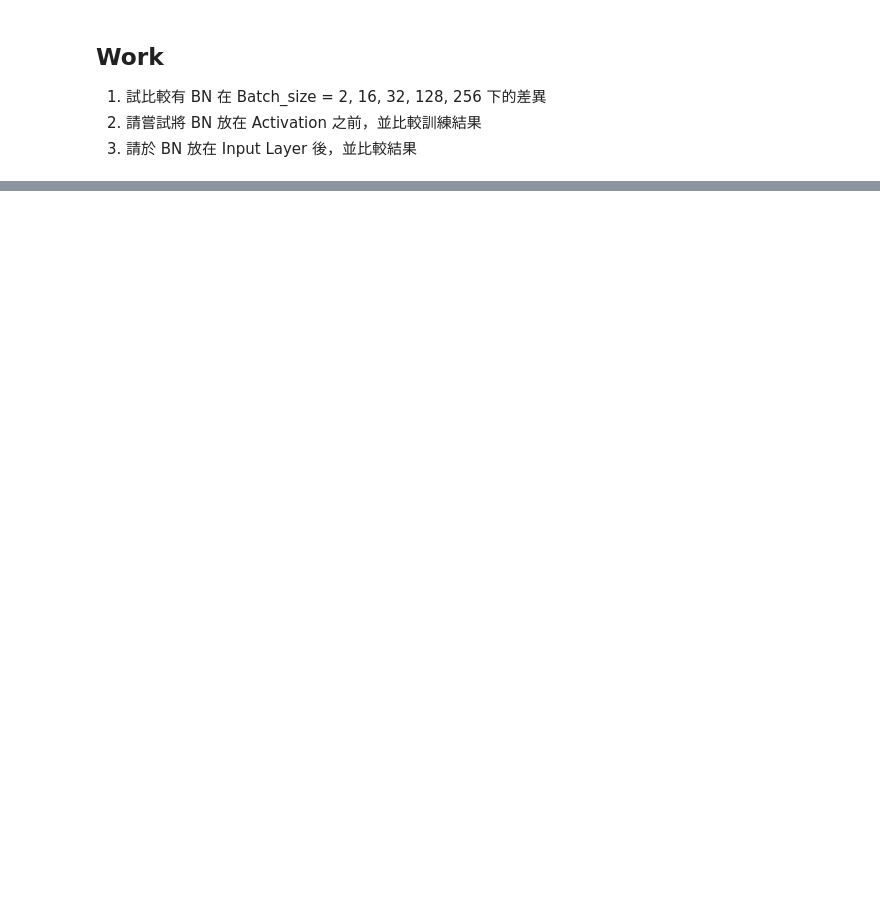
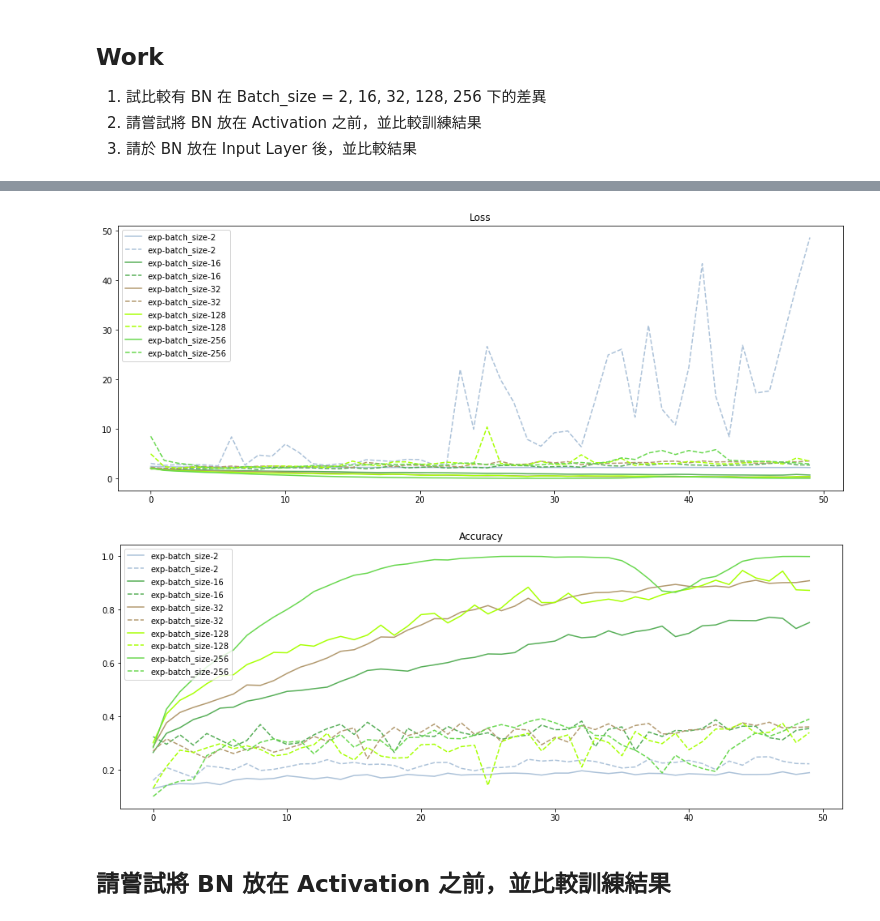
Before and after one commit to reneetintin/100Day-ML-Marathon, a Jupyter notebook: Day083_HW.ipynb, the cells around one changed output, grey strips where cells are left out. Drawn from its saved outputs; the diff is of its cells as text; code cells hidden in the pictures; blank space fills up the shorter version.

```diff
--- a/Day083_HW.ipynb
+++ b/Day083_HW.ipynb
@@ -34,10 +41,3 @@ x_test = preproc_x(x_test)
 # Preprc the outputs
 y_train = preproc_y(y_train)
 y_test = preproc_y(y_test)
-# %%
-
-def build_mlp():
-    """Code Here
-    建立你的神經網路
-    """
-    return model
@@ -58,0 +44,16 @@ import matplotlib.pyplot as plt
+# %%
+import numpy as np
+
+a = np.arange(50000)
+np.random.shuffle(a)
+indexs = a[:5000]
+
+x_train = x_train[indexs]
+y_train = y_train[indexs]
+# %%
+## 超參數設定
+LEARNING_RATE = 1e-3
+EPOCHS = 50
+BATCH_SIZE = [2, 16, 32, 128, 256]
+MOMENTUM = 0.95
+# Dropout_EXP = [0.1, 0.25, 0.5]
@@ -58,0 +136,27 @@ import matplotlib.pyplot as plt
+# %%
+import matplotlib.pyplot as plt
+%matplotlib inline
+
+import matplotlib.colors as colors
+color_bar = list(colors._colors_full_map.values())
+
+plt.figure(figsize=(16,6))
+for i, cond in enumerate(results.keys()):
+    plt.plot(range(len(results[cond]['train-loss'])),results[cond]['train-loss'], '-', label=cond, color=color_bar[i])
+    plt.plot(range(len(results[cond]['valid-loss'])),results[cond]['valid-loss'], '--', label=cond, color=color_bar[i])
+plt.title("Loss")
+plt.legend()
+plt.show()
+
+plt.figure(figsize=(16,6))
+for i, cond in enumerate(results.keys()):
+    plt.plot(range(len(results[cond]['train-acc'])),results[cond]['train-acc'], '-', label=cond, color=color_bar[i])
+    plt.plot(range(len(results[cond]['valid-acc'])),results[cond]['valid-acc'], '--', label=cond, color=color_bar[i])
+plt.title("Accuracy")
+plt.legend()
+plt.show()
+# %% [output]
+[figure, added]
+[figure, added]
+# %% [markdown]
+## 請嘗試將 BN 放在 Activation 之前，並比較訓練結果
```
Also changed, not shown: parts of 11 cells of this notebook, 18 other files.
